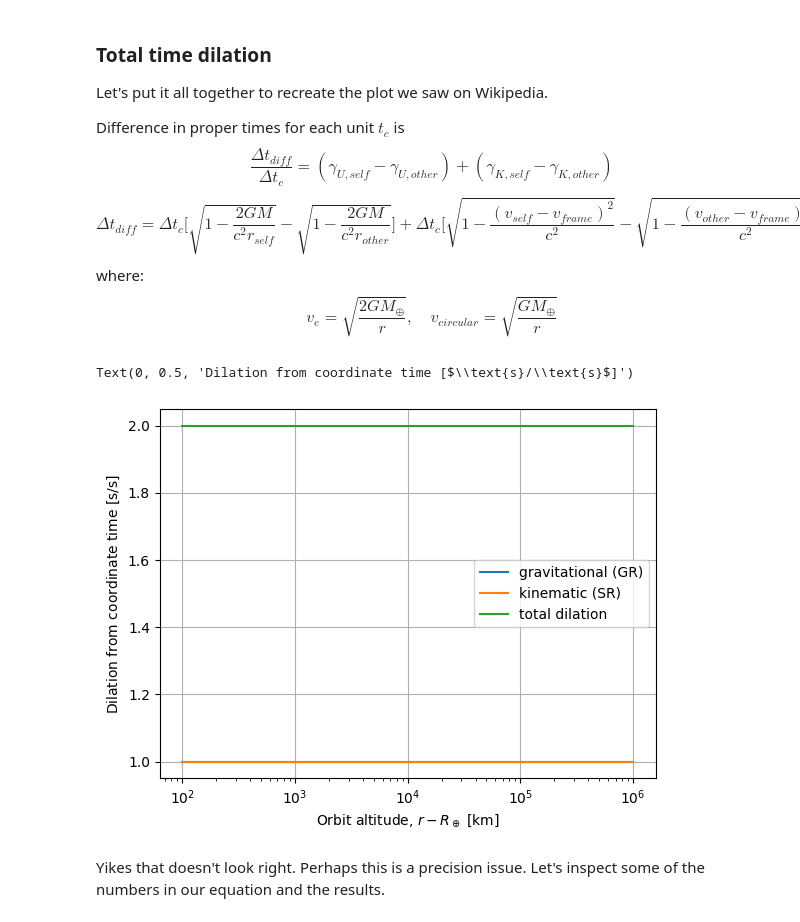
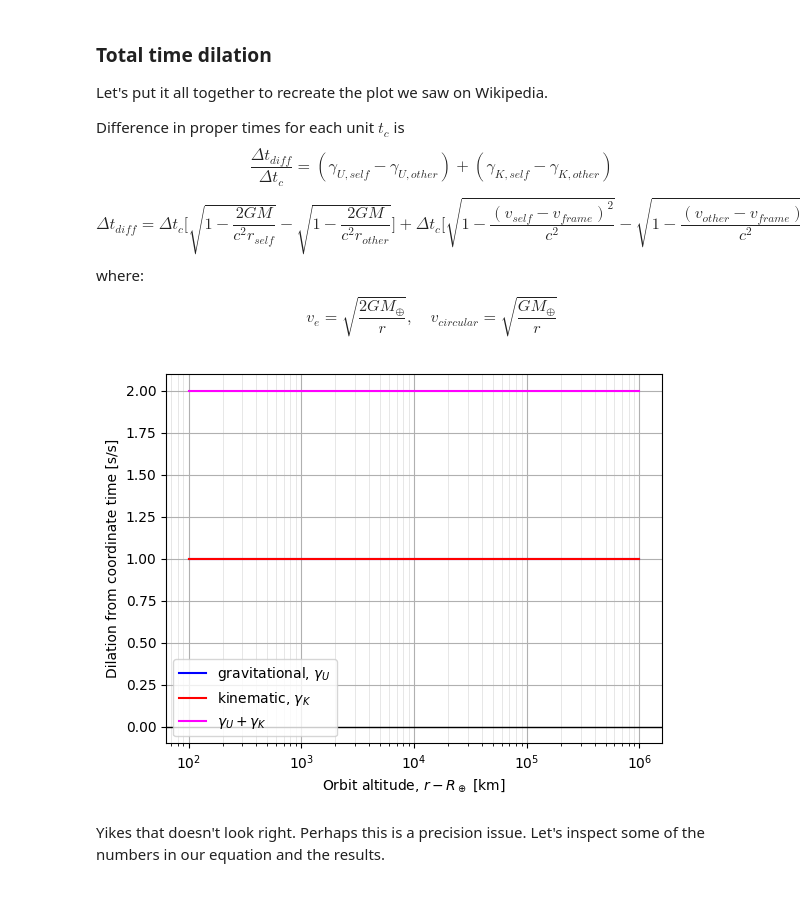
Before and after one commit to philiplinden/spacetime, a Jupyter notebook: learning/notebooks/time_dilation.ipynb, the cells around one changed output. Saved outputs shown, nothing was run; the diff lists cells and outputs as text; code cells hidden in the pictures.

```diff
--- a/learning/notebooks/time_dilation.ipynb
+++ b/learning/notebooks/time_dilation.ipynb
@@ -247,7 +250,7 @@ Remember, we can express this in terms of energy per unit mass using our definit
 $$\text{gravitational potential per unit mass},\quad U = \frac{G M_\oplus}{r}$$
 $$\text{escape speed (squared) per unit mass},\quad v_e^2 = \frac{2GM_\oplus}{r}$$
 # %%
-potential = GM_earth / r
+potential = GM_earth / r.to(u.m)
 escape_speed_squared = 2 * potential
 escape_speed = np.sqrt(escape_speed_squared).to(u.m / u.s)
 # %% [markdown]
@@ -328,22 +318,48 @@ def kinematic_time_dilation(velocity):
+# %%
+c_squared = np.power(c, 2)
+
+def relativistic_factor(velocity):
+    v_squared = velocity ** 2
+    percent_c = (v_squared / c_squared)
+    return (1 - percent_c) ** 0.5
+
+def gravitational_time_dilation(potential):
+    escape_speed = (2 * potential) ** 0.5
+    return relativistic_factor(escape_speed)
+
+def kinematic_time_dilation(velocity):
+    return relativistic_factor(velocity)
+
+def plot_dilation(altitudes, grav_dilation, kinematic_dilation, total_dilation=None, yunit='[s/s]'):
+    labels = ["gravitational, $\gamma_U$", "kinematic, $\gamma_K$"]
+    plt.plot(altitudes, grav_dilation, color='blue')
+    plt.plot(altitudes, kinematic_dilation, color='red')
+    if total_dilation is not None:
+        plt.plot(altitudes, total_dilation, color='magenta')
+        labels.append("$\gamma_U + \gamma_K$")
+    plt.legend(labels)
+    plt.xscale('log')
+    plt.xlabel(f'Orbit altitude, $r - R_\oplus$ [{altitudes.unit}]')
+    plt.ylabel(f"Dilation from coordinate time {yunit}")
+    plt.grid()
+    plt.grid(which='minor', color='#DDDDDD', linewidth=0.5)
+    plt.axhline(linewidth=1, color="k")
 # %%
-potential = GM_earth / r
+potential = GM_earth / r.to(u.m)
 circular_speed = np.sqrt(potential)
 
 grav_dilation = gravitational_time_dilation(potential)
 kinematic_dilation = kinematic_time_dilation(circular_speed)
 total_dilation = grav_dilation + kinematic_dilation
-# %%
-plt.plot(altitudes, grav_dilation)
-plt.plot(altitudes, kinematic_dilation)
-plt.plot(altitudes, total_dilation)
-plt.legend(["gravitational (GR)", "kinematic (SR)", "total dilation"])
-plt.grid()
-plt.xscale('log')
-plt.xlabel(f'Orbit altitude, $r - R_\oplus$ [{altitudes.unit}]')
-plt.ylabel("Dilation from coordinate time [$\\text{s}/\\text{s}$]")
-# %% [output]
-Text(0, 0.5, 'Dilation from coordinate time [$\\text{s}/\\text{s}$]')
-[figure, removed]
+# %%
+plot_dilation(
+    altitudes,
+    grav_dilation,
+    kinematic_dilation,
+    total_dilation,
+    )
+# %% [output]
+[figure, added]
 # %% [markdown]
 Yikes that doesn't look right. Perhaps this is a precision issue. Let's inspect some of the numbers in our equation and the results.
 # %%
```
Also changed, not shown: parts of 20 cells of this notebook.
